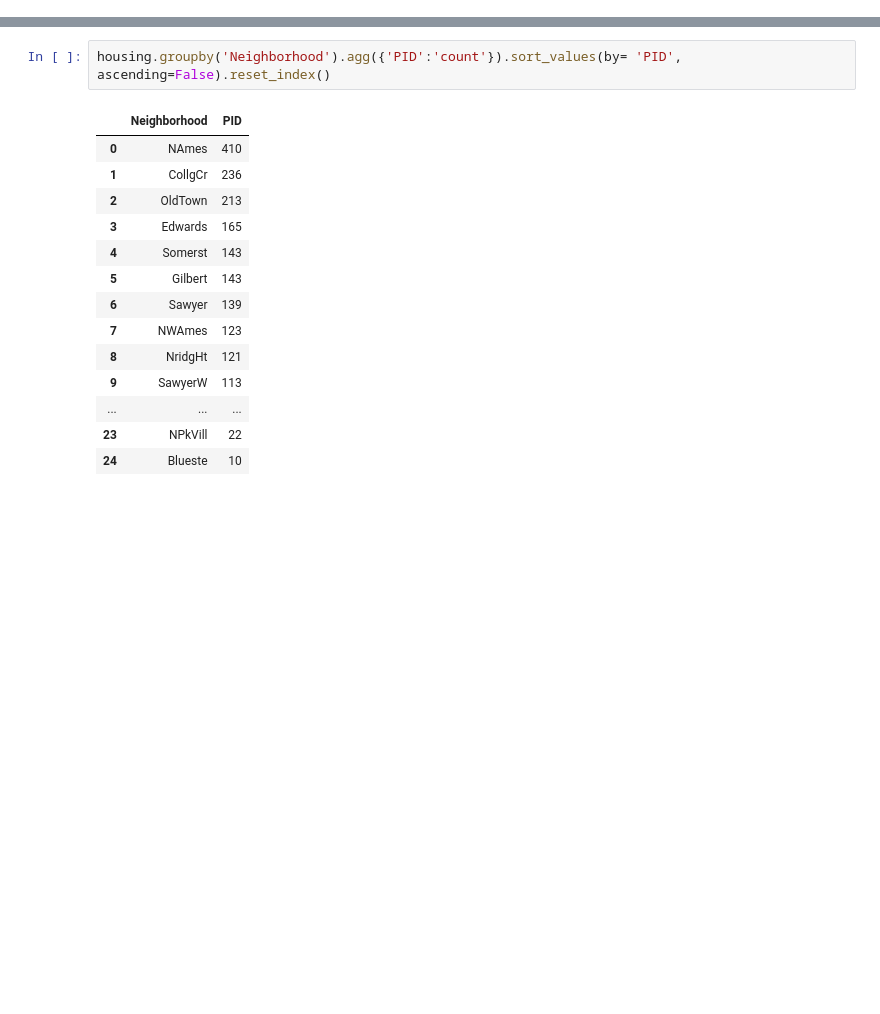
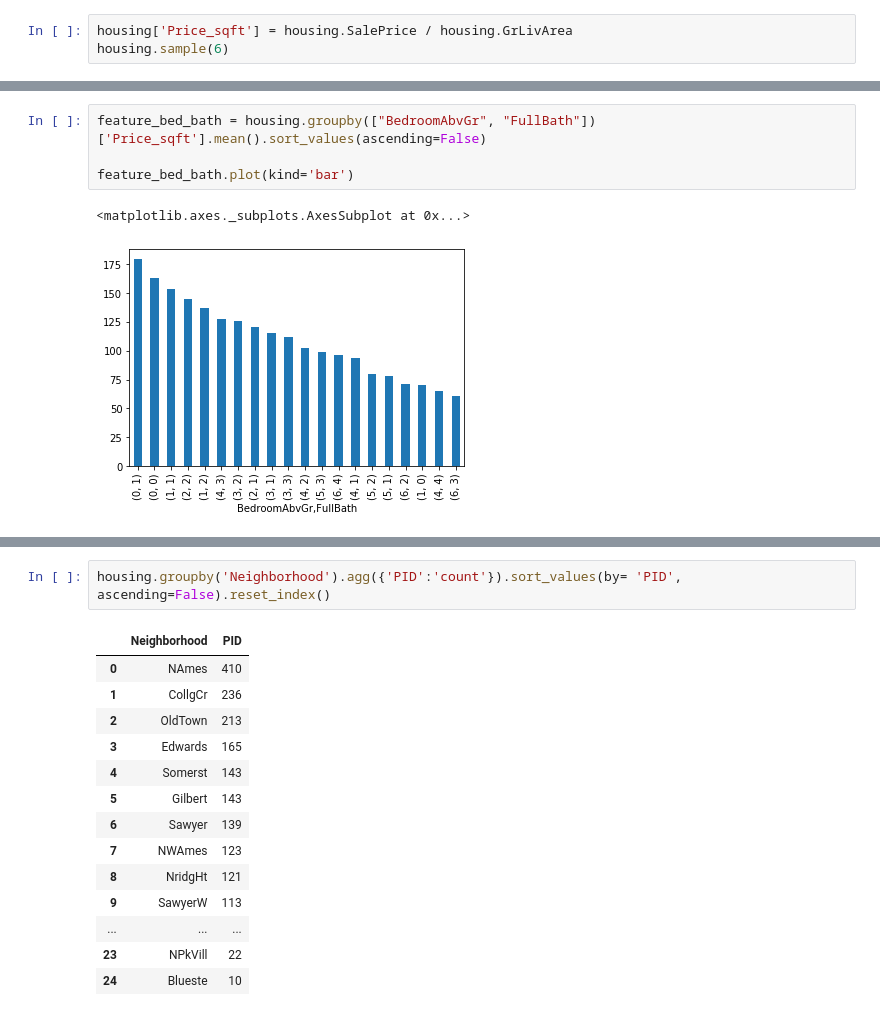
Before and after one commit to randypantinople/MLproject, a Jupyter notebook: Ames ML Project.ipynb, the cells around one changed output, grey strips where cells are left out. Saved outputs shown, nothing was run; the diff lists cells and outputs as text; blank space fills up the shorter version.

Commit message:
Explore Bed and Bath Feature

```diff
--- a/Ames ML Project.ipynb
+++ b/Ames ML Project.ipynb
@@ -21,0 +10,3 @@ housing.sample(10)
+# %%
+housing['Price_sqft'] = housing.SalePrice / housing.GrLivArea
+housing.sample(6)
@@ -21,0 +53,7 @@ housing.sample(10)
+# %%
+feature_bed_bath = housing.groupby(["BedroomAbvGr", "FullBath"])['Price_sqft'].mean().sort_values(ascending=False)
+
+feature_bed_bath.plot(kind='bar')
+# %% [output]
+<matplotlib.axes._subplots.AxesSubplot at 0x...>
+[figure, added]
```
Also changed, not shown: parts of 13 cells of this notebook.
